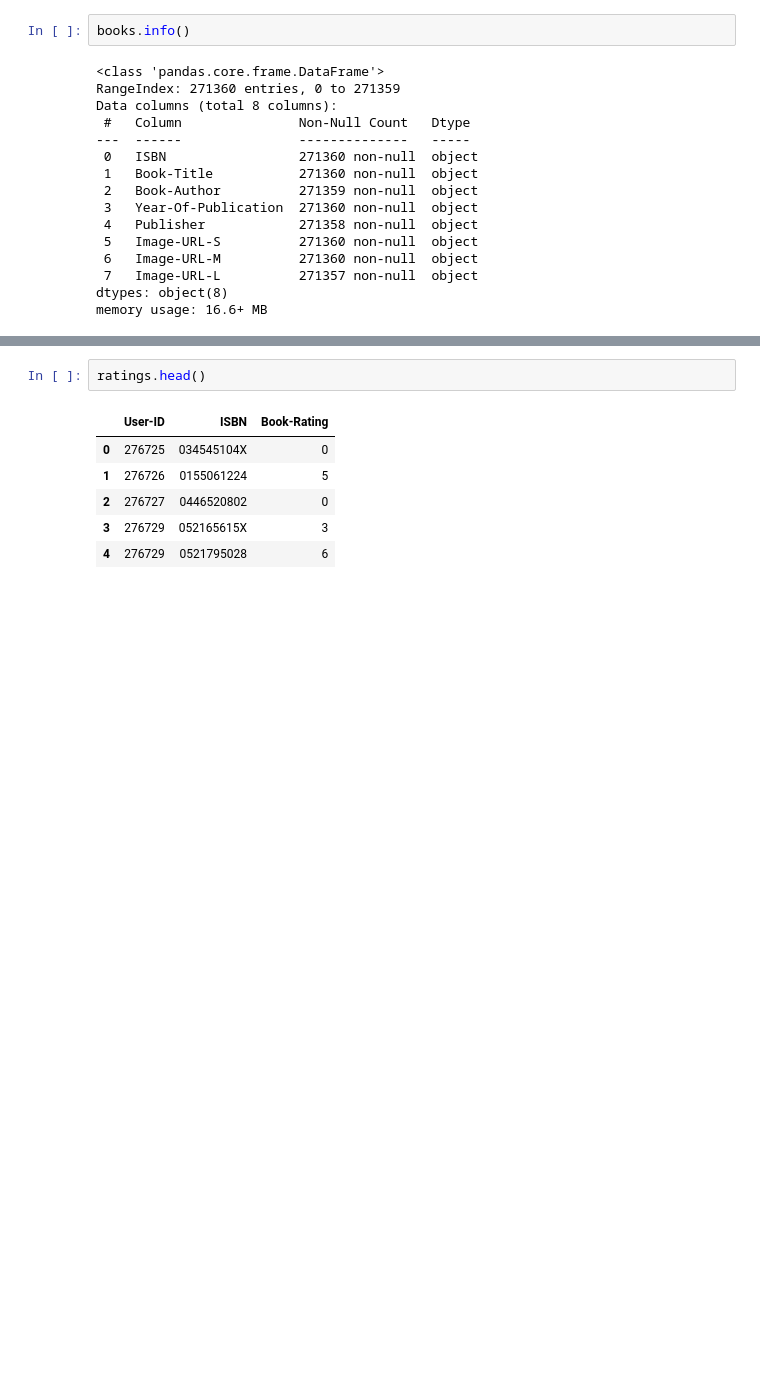
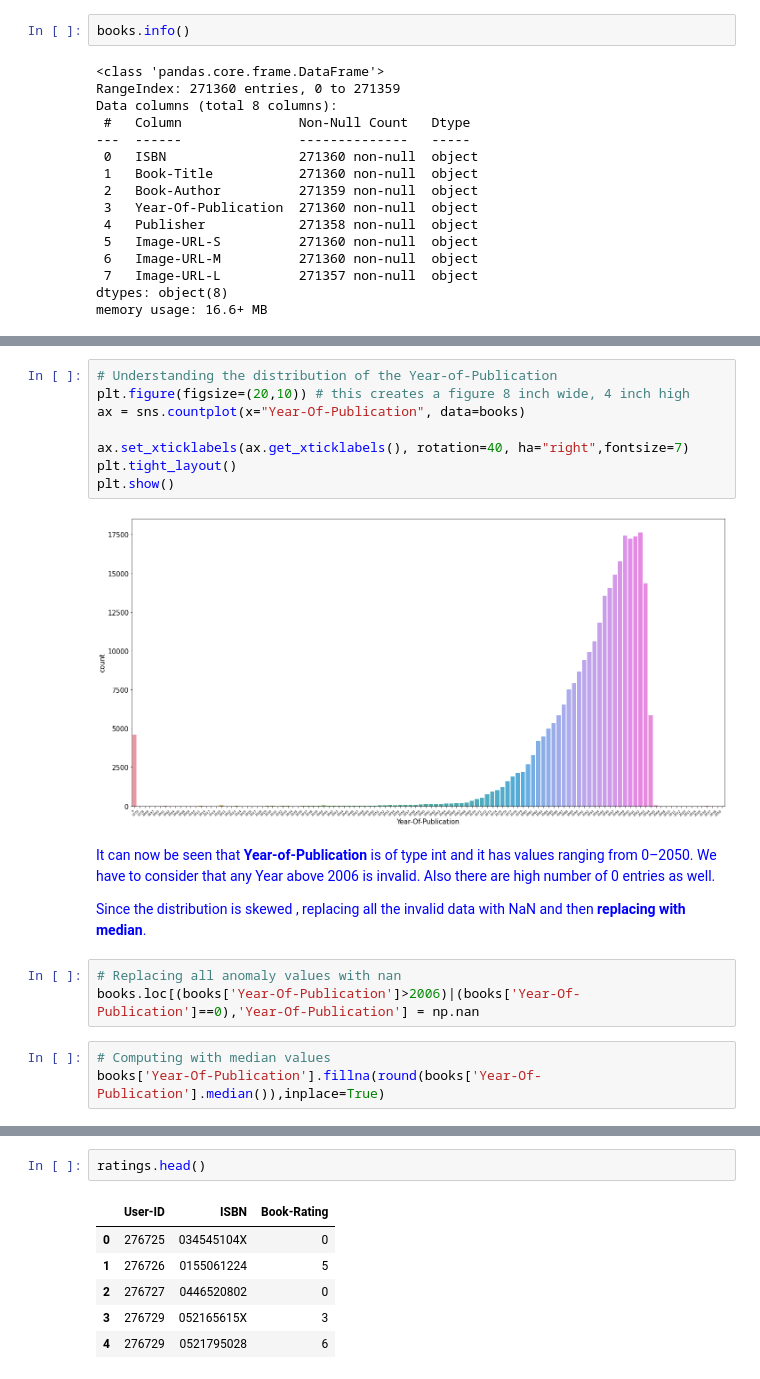
Before and after one commit to rohanroney/Book-Recommendation-System, a Jupyter notebook: Book_Recommendation_System.ipynb, the cells around one changed output, grey strips where cells are left out. Cells and saved outputs as stored; diff of their text form; blank space fills up the shorter version.

```diff
--- a/Book_Recommendation_System.ipynb
+++ b/Book_Recommendation_System.ipynb
@@ -68,0 +234,20 @@ memory usage: 16.6+ MB
+# %%
+# Understanding the distribution of the Year-of-Publication
+plt.figure(figsize=(20,10)) # this creates a figure 8 inch wide, 4 inch high
+ax = sns.countplot(x="Year-Of-Publication", data=books)
+
+ax.set_xticklabels(ax.get_xticklabels(), rotation=40, ha="right",fontsize=7)
+plt.tight_layout()
+plt.show()
+# %% [output]
+[figure, added]
+# %% [markdown]
+<font color='blue'> It can now be seen that <b>Year-of-Publication</b> is of type int and it has values ranging from 0–2050. We have to consider that any Year above 2006 is invalid. Also there are high number of 0 entries as well.
+
+<font color='blue'>Since the distribution is skewed , replacing all the invalid data with NaN and then <b>replacing with median</b>.
+# %%
+# Replacing all anomaly values with nan
+books.loc[(books['Year-Of-Publication']>2006)|(books['Year-Of-Publication']==0),'Year-Of-Publication'] = np.nan
+# %%
+# Computing with median values
+books['Year-Of-Publication'].fillna(round(books['Year-Of-Publication'].median()),inplace=True)
```
Also changed, not shown: parts of 43 cells of this notebook.
